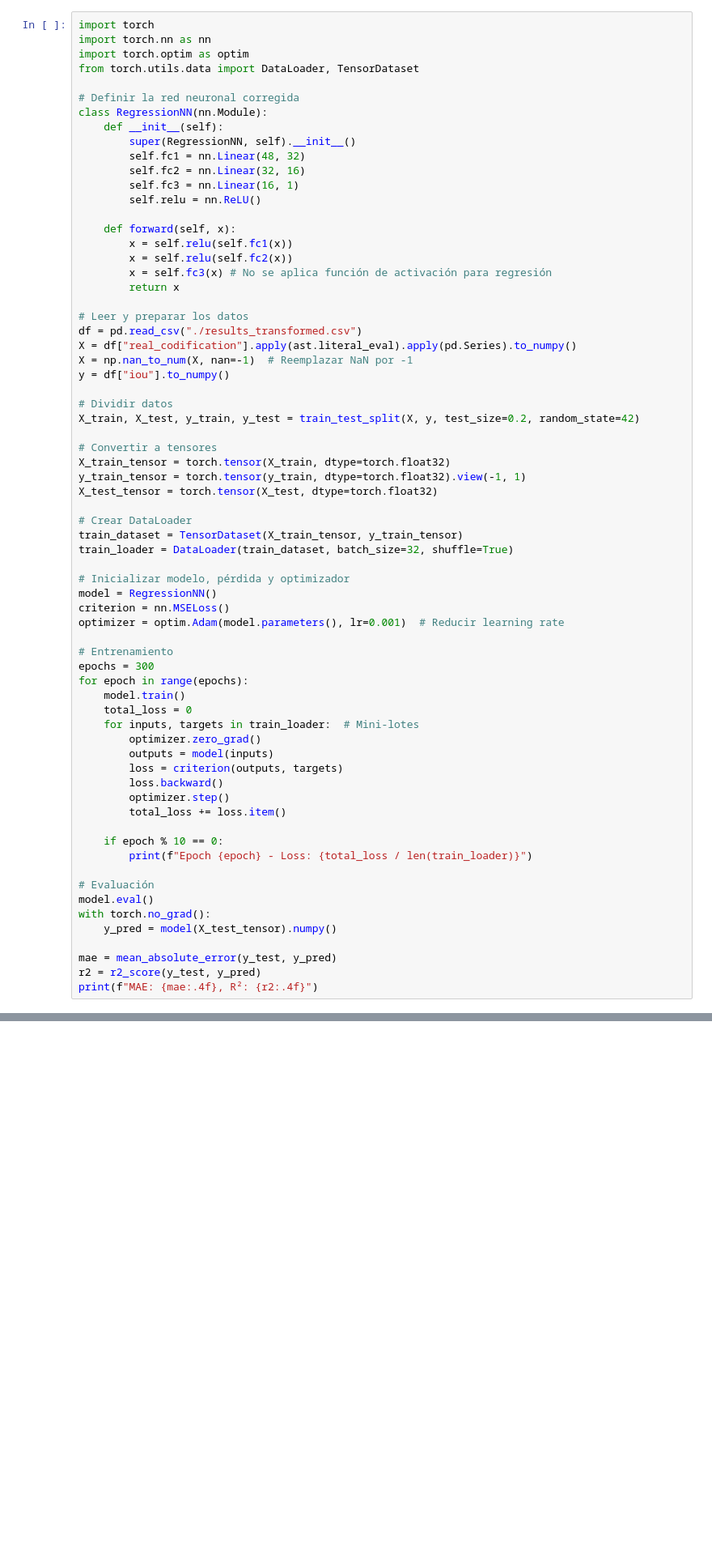
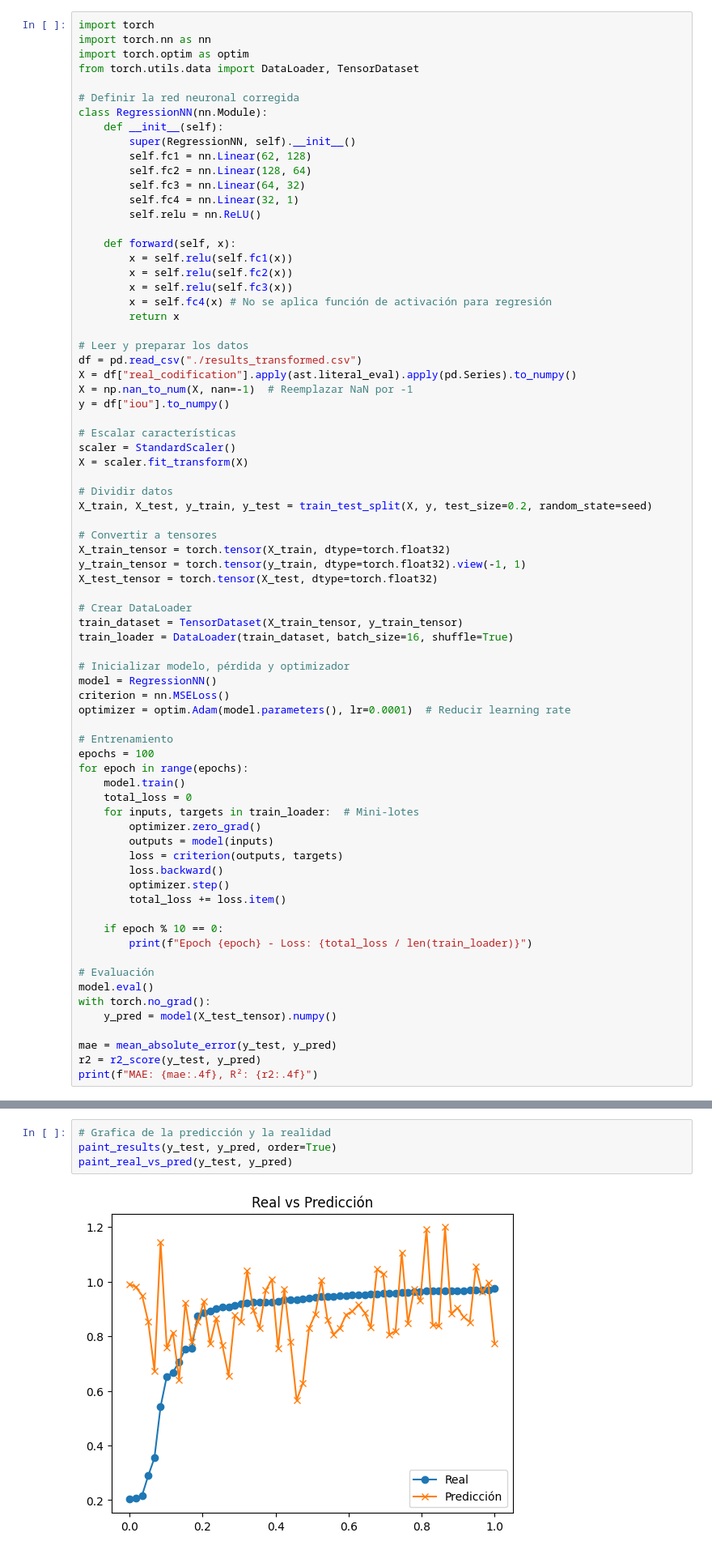
Before and after one commit to TT-NAS/NAS, a Jupyter notebook: sustituto/laboratory.ipynb, the cells around one changed output, grey strips where cells are left out. Shown: that part at 81% size. Drawn from its saved outputs; the diff is of its cells as text; blank space fills up the shorter version.

```diff
--- a/sustituto/laboratory.ipynb
+++ b/sustituto/laboratory.ipynb
@@ -182,15 +171,17 @@ from torch.utils.data import DataLoader, TensorDataset
 class RegressionNN(nn.Module):
     def __init__(self):
         super(RegressionNN, self).__init__()
-        self.fc1 = nn.Linear(48, 32)
-        self.fc2 = nn.Linear(32, 16)
-        self.fc3 = nn.Linear(16, 1)
+        self.fc1 = nn.Linear(62, 128)
+        self.fc2 = nn.Linear(128, 64)
+        self.fc3 = nn.Linear(64, 32)
+        self.fc4 = nn.Linear(32, 1)
         self.relu = nn.ReLU()
 
     def forward(self, x):
         x = self.relu(self.fc1(x))
         x = self.relu(self.fc2(x))
-        x = self.fc3(x) # No se aplica función de activación para regresión
+        x = self.relu(self.fc3(x))
+        x = self.fc4(x) # No se aplica función de activación para regresión
         return x
 
 # Leer y preparar los datos
@@ -199,8 +190,12 @@ X = df["real_codification"].apply(ast.literal_eval).apply(pd.Series).to_numpy()
 X = np.nan_to_num(X, nan=-1)  # Reemplazar NaN por -1
 y = df["iou"].to_numpy()
 
+# Escalar características
+scaler = StandardScaler()
+X = scaler.fit_transform(X)
+
 # Dividir datos
-X_train, X_test, y_train, y_test = train_test_split(X, y, test_size=0.2, random_state=42)
+X_train, X_test, y_train, y_test = train_test_split(X, y, test_size=0.2, random_state=seed)
 
 # Convertir a tensores
 X_train_tensor = torch.tensor(X_train, dtype=torch.float32)
@@ -209,15 +204,15 @@ X_test_tensor = torch.tensor(X_test, dtype=torch.float32)
 
 # Crear DataLoader
 train_dataset = TensorDataset(X_train_tensor, y_train_tensor)
-train_loader = DataLoader(train_dataset, batch_size=32, shuffle=True)
+train_loader = DataLoader(train_dataset, batch_size=16, shuffle=True)
 
 # Inicializar modelo, pérdida y optimizador
 model = RegressionNN()
 criterion = nn.MSELoss()
-optimizer = optim.Adam(model.parameters(), lr=0.001)  # Reducir learning rate
+optimizer = optim.Adam(model.parameters(), lr=0.0001)  # Reducir learning rate
 
 # Entrenamiento
-epochs = 300
+epochs = 100
 for epoch in range(epochs):
     model.train()
     total_loss = 0
@@ -271,0 +250,6 @@ plt.show()
+# %%
+# Grafica de la predicción y la realidad
+paint_results(y_test, y_pred, order=True)
+paint_real_vs_pred(y_test, y_pred)
+# %% [output]
+[figure, added]
```
Also changed, not shown: parts of 14 cells of this notebook, 16 other files.
